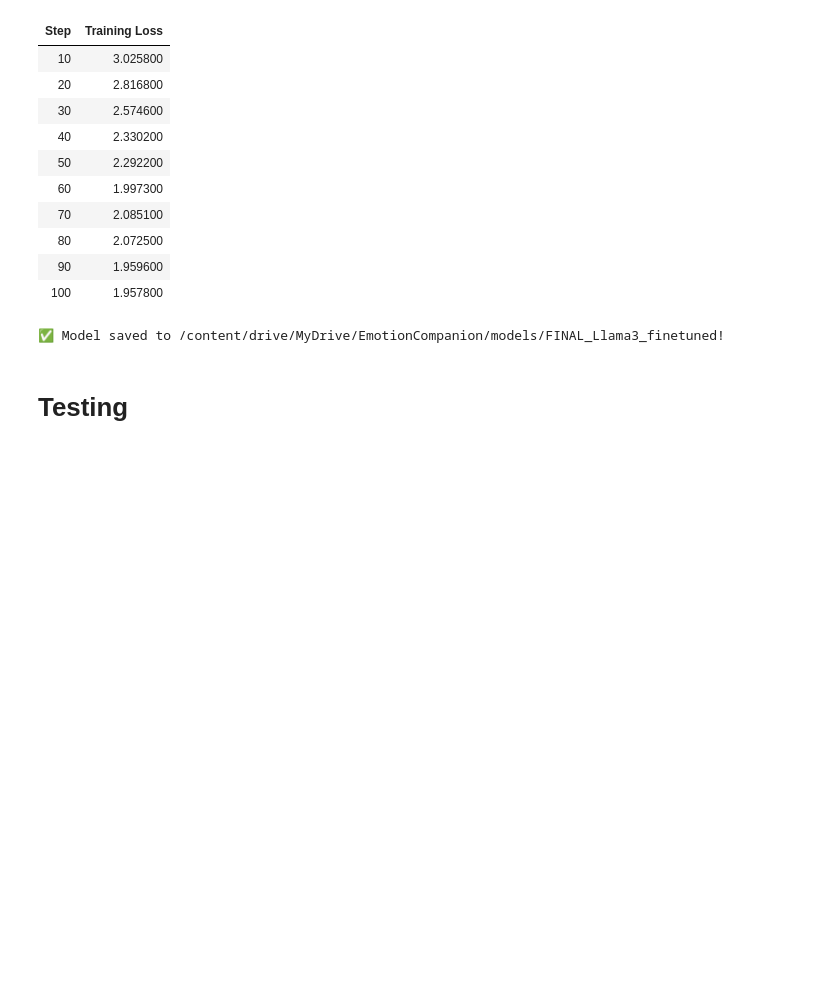
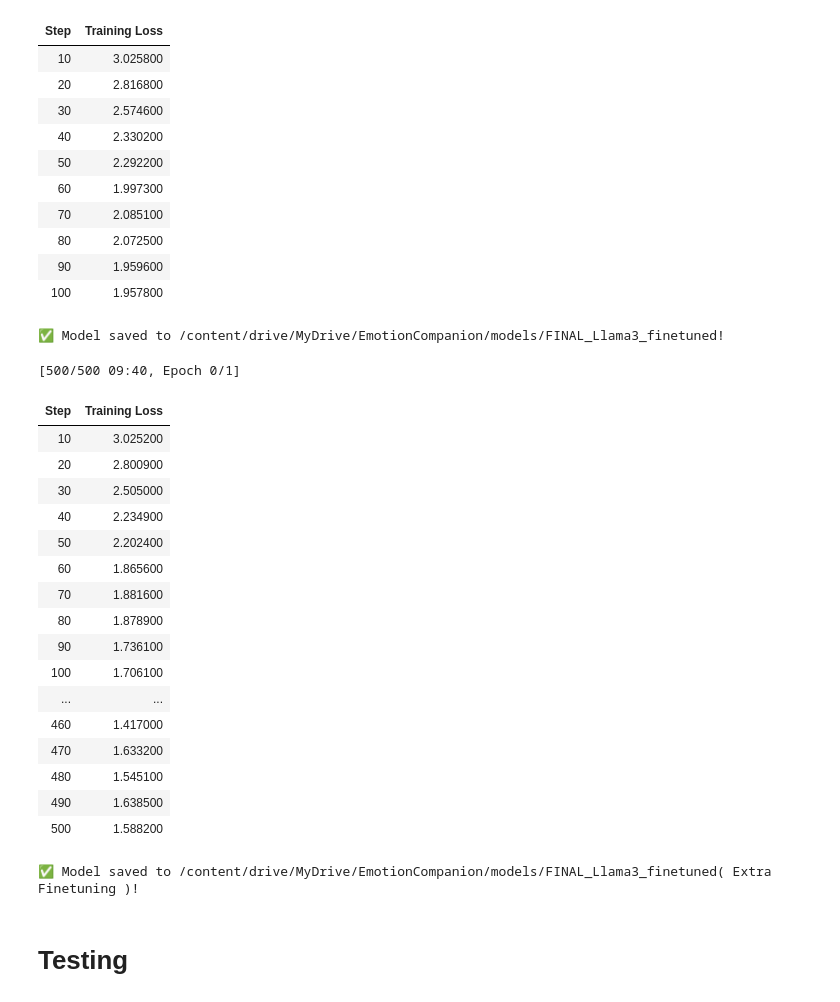
Before and after one commit to pyrenaaaaaa/Emotion-Aware-Companion, a Jupyter notebook: FINAL_UPDATED_(Split_Train_Test)_and_FINETUNED_Working_Copy_of_Llama_3_2_3B_(11_03_2025).ipynb, the cells around one changed output. Drawn from its saved outputs; the diff is of its cells as text; code cells hidden in the pictures; blank space fills up the shorter version.

```diff
--- a/FINAL_UPDATED_(Split_Train_Test)_and_FINETUNED_Working_Copy_of_Llama_3_2_3B_(11_03_2025).ipynb
+++ b/FINAL_UPDATED_(Split_Train_Test)_and_FINETUNED_Working_Copy_of_Llama_3_2_3B_(11_03_2025).ipynb
@@ -781,5 +781,61 @@ wandb: WARNING The `run_name` is currently set to the same value as `TrainingArg
 | 90 | 1.959600 |
 | 100 | 1.957800 |
 ✅ Model saved to /content/drive/MyDrive/EmotionCompanion/models/FINAL_Llama3_finetuned!
+# %%
+from peft import LoraConfig, get_peft_model
+
+# ✅ Load Model & Tokenizer
+model_name = "unsloth/Llama-3.2-3B-Instruct-bnb-4bit"
+tokenizer = AutoTokenizer.from_pretrained(model_name)
+tokenizer.pad_token = tokenizer.eos_token
+
+bnb_config = BitsAndBytesConfig(
+    load_in_4bit=True, bnb_4bit_quant_type="nf4", bnb_4bit_compute_dtype=torch.bfloat16, bnb_4bit_use_double_quant=True
+)
+
+model = AutoModelForCausalLM.from_pretrained(model_name, quantization_config=bnb_config, device_map="auto", low_cpu_mem_usage=True)
+
+lora_config = LoraConfig(r=16, target_modules=["q_proj", "k_proj", "v_proj", "o_proj"], lora_alpha=16, lora_dropout=0.05, bias="none")
+model = get_peft_model(model, lora_config)
+
+# ✅ Configure Training
+wandb.init(project="llama3_finetuning", name="llama3_ft_lora4bit", config={"batch_size": 2})
+data_collator = DataCollatorForSeq2Seq(tokenizer, padding=True, max_length=126, return_tensors="pt", label_pad_token_id=-100)
+
+trainer = SFTTrainer(
+    model=model, tokenizer=tokenizer, train_dataset=train_dataset, dataset_text_field="text", max_seq_length=126,
+    data_collator=data_collator, dataset_num_proc=1, packing=False,
+    args=TrainingArguments(per_device_train_batch_size=2, gradient_accumulation_steps=4, max_steps=500, fp16=False, bf16=True, logging_steps=10, output_dir="outputs")
+)
+
+trainer.train()
+
+# ✅ Save Model
+save_path = "/content/drive/MyDrive/EmotionCompanion/models/FINAL_Llama3_finetuned( Extra Finetuning )"
+os.makedirs(save_path, exist_ok=True)
+model.save_pretrained(save_path)
+tokenizer.save_pretrained(save_path)
+
+print(f"✅ Model saved to {save_path}!")
+# %% [output]
+[500/500 09:40, Epoch 0/1]
+| Step | Training Loss |
+| 10 | 3.025200 |
+| 20 | 2.800900 |
+| 30 | 2.505000 |
+| 40 | 2.234900 |
+| 50 | 2.202400 |
+| 60 | 1.865600 |
+| 70 | 1.881600 |
+| 80 | 1.878900 |
+| 90 | 1.736100 |
+| 100 | 1.706100 |
+| ... | ... |
+| 460 | 1.417000 |
+| 470 | 1.633200 |
+| 480 | 1.545100 |
+| 490 | 1.638500 |
+| 500 | 1.588200 |
+✅ Model saved to /content/drive/MyDrive/EmotionCompanion/models/FINAL_Llama3_finetuned( Extra Finetuning )!
 # %% [markdown]
 # Testing
```
Also changed, not shown: parts of 7 cells of this notebook.
